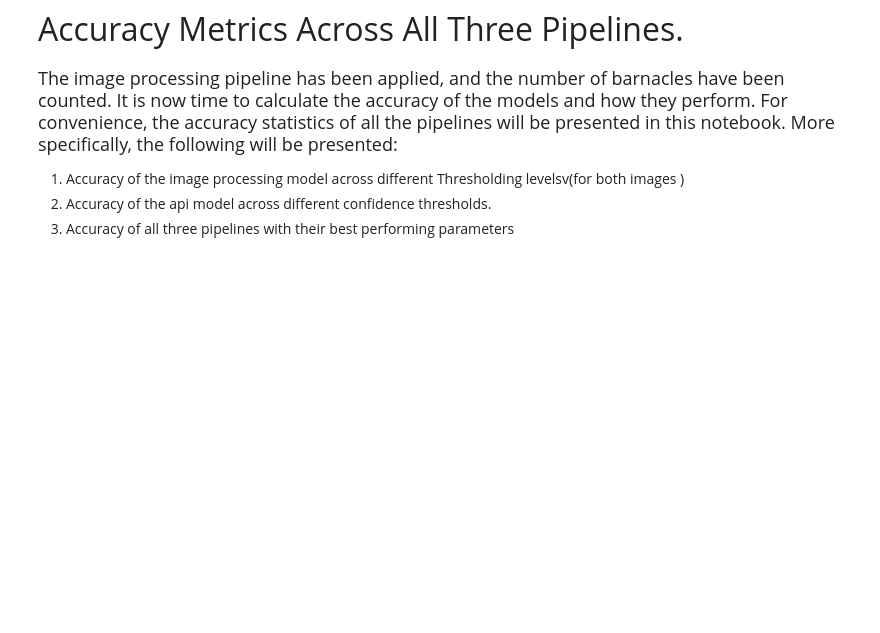
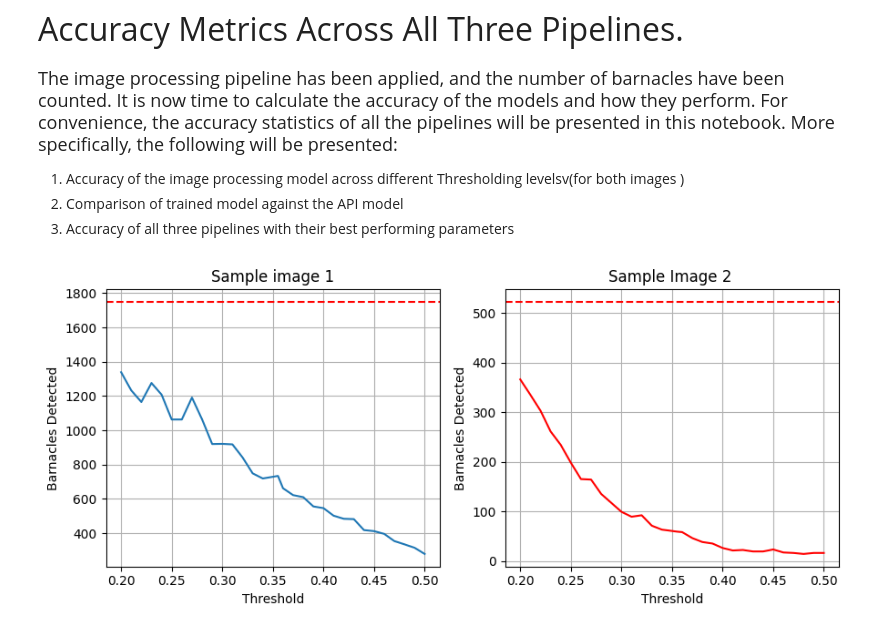
Before and after one commit to arses-ui/Barnacles, a Jupyter notebook: scripts/traditionalcv.ipynb, the cells around one changed output. Saved outputs shown, nothing was run; the diff lists cells and outputs as text; code cells hidden in the pictures; blank space fills up the shorter version.

```diff
--- a/scripts/traditionalcv.ipynb
+++ b/scripts/traditionalcv.ipynb
@@ -256,5 +259,5 @@ plt.show()
 <font size =4> The image processing pipeline has been applied, and the number of barnacles have been counted. It is now time to calculate the accuracy of the models and how they perform. For convenience, the accuracy statistics of all the pipelines will be presented in this notebook. More specifically, the following will be presented:
 
 1. Accuracy of the image processing model across different Thresholding levelsv(for both images )
-2. Accuracy of the api model across different confidence thresholds.
+2. Comparison of trained model against the API model
 3. Accuracy of all three pipelines with their best performing parameters
@@ -260,0 +271,33 @@ plt.show()
+# %%
+thresholds = [0.2,0.21,0.22,0.23,0.24,0.25,0.26,0.27,0.28, 0.29, 0.30,0.31,0.32,0.33,0.34,0.355,0.36,0.37,0.38,0.39,0.40,0.41,0.42,0.43,0.44,0.45,0.46,0.47,0.48,0.49,0.5]
+
+barnacles_2= []
+for threshold in thresholds:
+    barnacle = traditional_cv_medthod('images/sample_image2.png', threshold)
+    barnacles_2.append(barnacle)
+# %%
+#To avoid running the entire loop again for the result data
+barnacles = [1339, 1233, 1165, 1276, 1208, 1063, 1063, 1191, 1064, 920, 921, 918, 842, 749, 719, 734, 662, 622, 610, 556, 546, 502, 484, 482, 418, 412, 396, 354, 335, 315, 279]
+barnacles_2 = [366, 335, 303, 261, 234, 198, 165, 164, 135, 117, 99, 89, 92, 71, 63, 59, 58, 46, 38, 35, 26, 21, 22, 19, 19, 23, 17, 16, 14, 16, 16]
+
+fig, (ax1, ax2) = plt.subplots(1, 2, figsize = (9,4))
+
+ax1.plot(thresholds, barnacles)
+ax1.set_title('Sample image 1')
+ax1.set_xlabel('Threshold')
+ax1.set_ylabel('Barnacles Detected')
+ax1.grid()
+ax1.axhline(y= 1748, color='r', linestyle='--', label='Actual number of Barnacles')
+
+
+ax2.plot(thresholds, barnacles_2, color='red')
+ax2.set_title('Sample Image 2 ')
+ax2.set_xlabel('Threshold')
+ax2.set_ylabel('Barnacles Detected')
+ax2.axhline(y= 522, color='r', linestyle='--', label='Actual number of Barnacles')
+ax2.grid()
+
+plt.tight_layout()
+plt.show()
+# %% [output]
+[figure, added]
```
Also changed, not shown: parts of 5 cells of this notebook, 9 other files.
